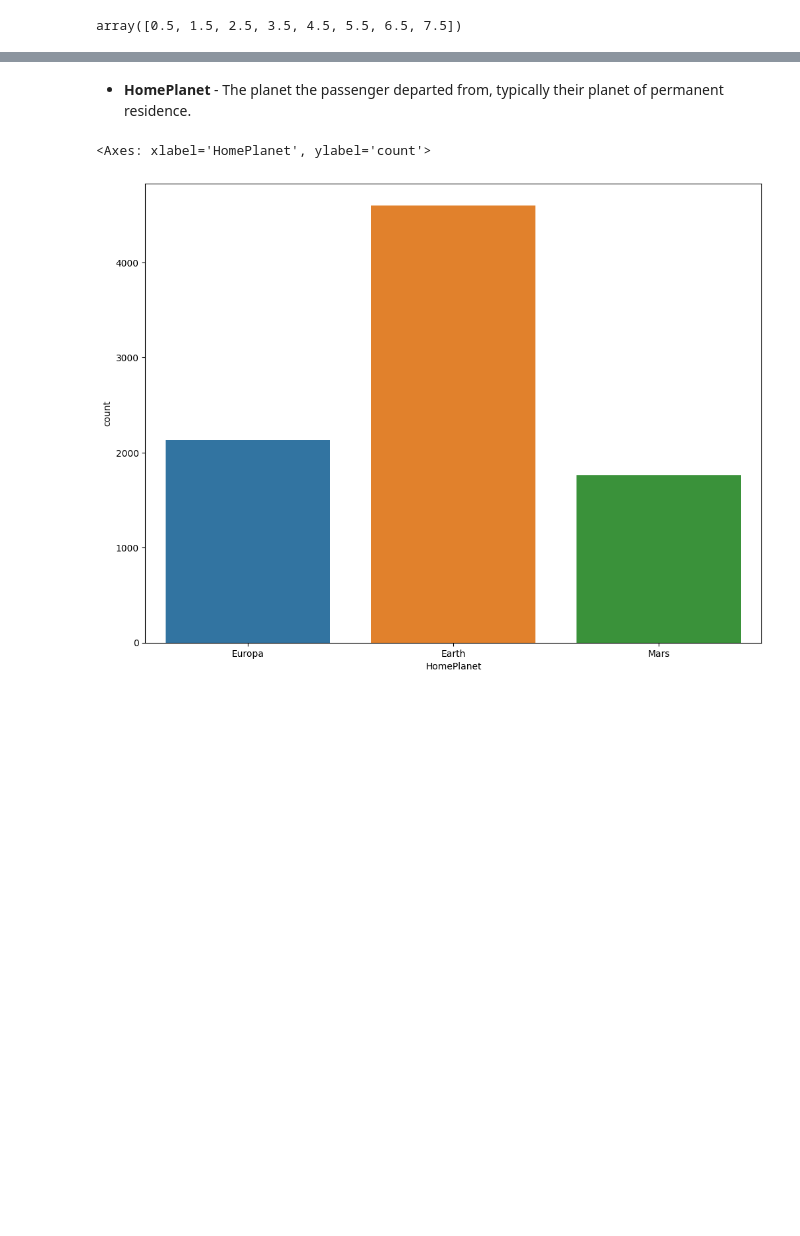
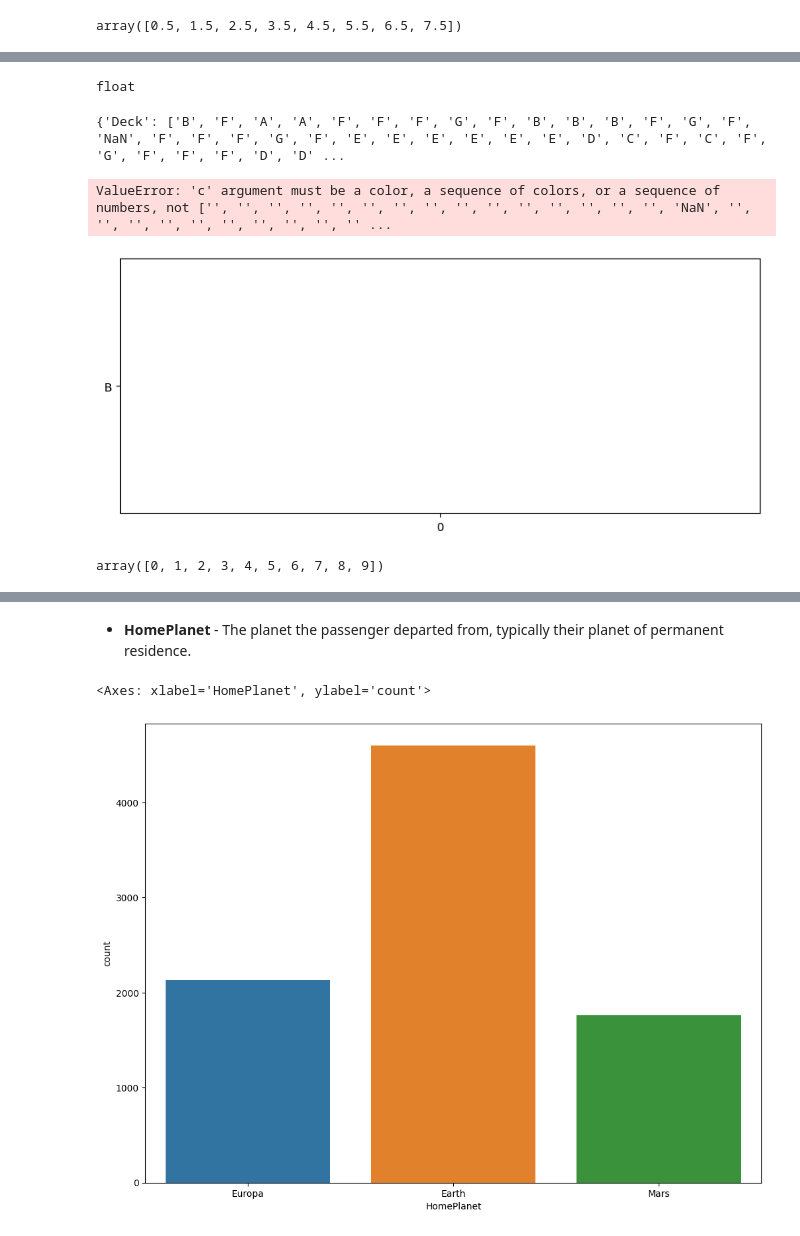
Before and after one commit to Fabiocufino/DataMining-Project, a Jupyter notebook: Project.ipynb, the cells around one changed output, grey strips where cells are left out. Cells and saved outputs as stored; diff of their text form; code cells hidden in the pictures; blank space fills up the shorter version.

```diff
--- a/Project.ipynb
+++ b/Project.ipynb
@@ -212,0 +246,38 @@ plt.bar(bins,fres)
+# %%
+type(data["Cabin"][15])
+# %% [output]
+float
+# %%
+cabin_dict = {
+    'Deck': [],
+    'Num': [],
+    'Side': []
+}
+for c in data["Cabin"]:
+    #split c by /
+    if type(c) == float:
+        cabin_dict['Deck'].append('NaN')
+        cabin_dict['Num'].append('NaN')
+        cabin_dict['Side'].append('NaN')
+        continue
+    c = c.split('/')
+    cabin_dict['Deck'].append(c[0][0])
+    cabin_dict['Num'].append(c[0][1:])
+    cabin_dict['Side'].append(c[1][0])
+
+print(cabin_dict)
+# %% [output]
+{'Deck': ['B', 'F', 'A', 'A', 'F', 'F', 'F', 'G', 'F', 'B', 'B', 'B', 'F', 'G', 'F', 'NaN', 'F', 'F', 'F', 'G', 'F', 'E', 'E', 'E', 'E', 'E', 'E', 'D', 'C', 'F', 'C', 'F', 'G', 'F', 'F', 'F', 'D', 'D' ...
+# %%
+#plot 2D scatter
+plt.figure(figsize = (10,4))
+plt.scatter(cabin_dict['Side'], cabin_dict['Deck'], c=cabin_dict['Num'])
+plt.xlabel('Cabin number')
+plt.ylabel('Cabin deck')
+# %% [output]
+ValueError: 'c' argument must be a color, a sequence of colors, or a sequence of numbers, not ['', '', '', '', '', '', '', '', '', '', '', '', '', '', '', 'NaN', '', '', '', '', '', '', '', '', '', '' ...
+[figure, added]
+# %%
+np.unique(cabin_dict['Num'])
+# %% [output]
+array([0, 1, 2, 3, 4, 5, 6, 7, 8, 9])
```
Also changed, not shown: parts of 8 cells of this notebook.
